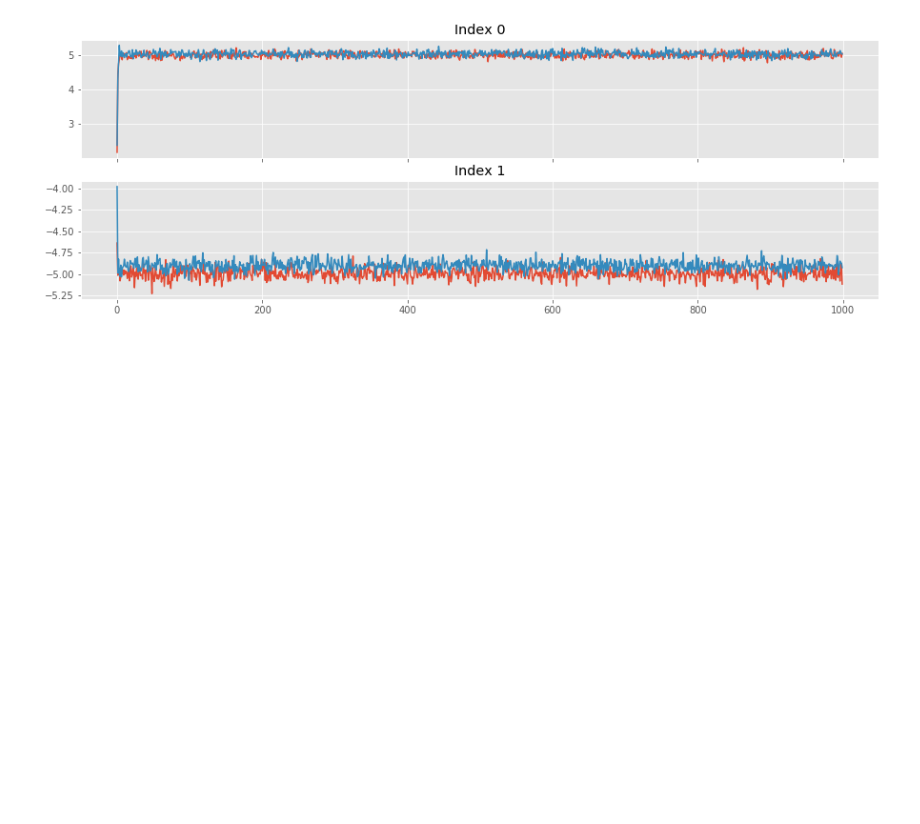
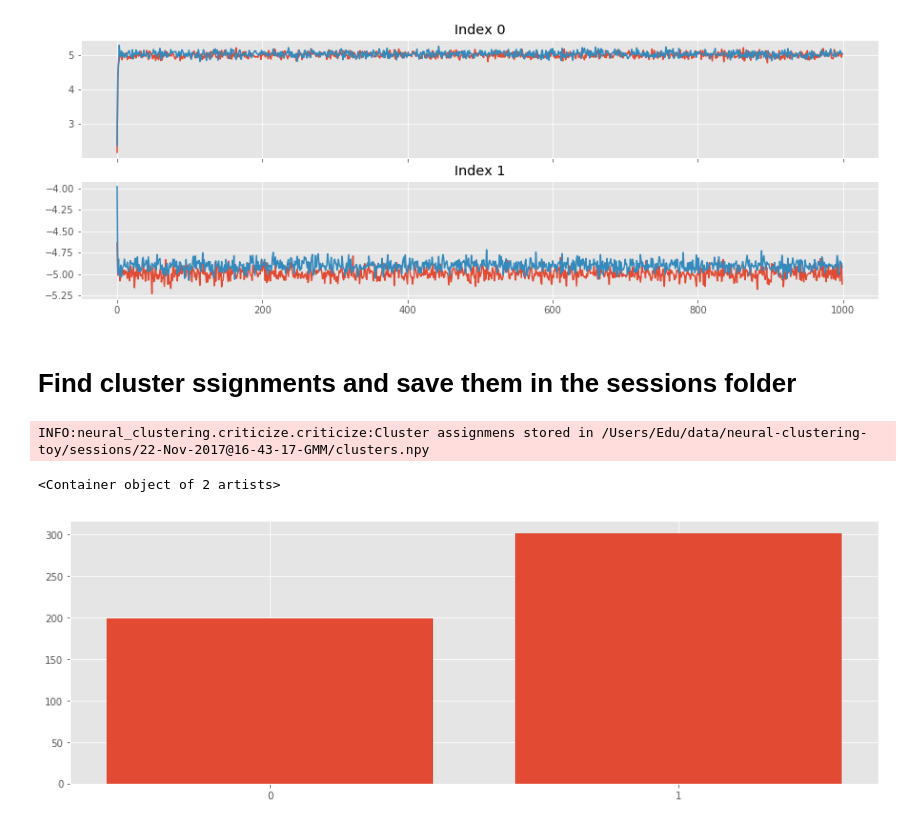
Before and after one commit to edublancas/neural-clustering, a Jupyter notebook: notebooks/4-experiments.ipynb, the cells around one changed output. Drawn from its saved outputs; the diff is of its cells as text; code cells hidden in the pictures; blank space fills up the shorter version.

Commit message:
adds plot for cluster counts

```diff
--- a/notebooks/4-experiments.ipynb
+++ b/notebooks/4-experiments.ipynb
@@ -27,3 +33,3 @@ summarize_experiments(cfg)
 # %%
-exps = restore.experiment(cfg, '22-Nov-2017@16-43-17-GMM')
+exp = restore.experiment(cfg, '22-Nov-2017@16-43-17-GMM')
 # %%
@@ -35,2 +41,15 @@ plot.params_over_iterations(exps['qmu'], axis=1)
 # %% [output]
 [figure]
+# %% [markdown]
+# Find cluster ssignments and save them in the sessions folder
+# %%
+clusters = store_cluster_assignments(cfg, exp['x_train'], exp['qmu'], exp['params'])
+# %% [output]
+INFO:neural_clustering.criticize.criticize:Cluster assignmens stored in /Users/Edu/data/neural-clustering-toy/sessions/22-Nov-2017@16-43-17-GMM/clusters.npy
+# %%
+names, values = np.unique(clusters, return_counts=True)
+# %%
+plt.bar([str(n) for n in names], values)
+# %% [output]
+<Container object of 2 artists>
+[figure, added]
```
Also changed, not shown: parts of 5 cells of this notebook, 4 other files.
